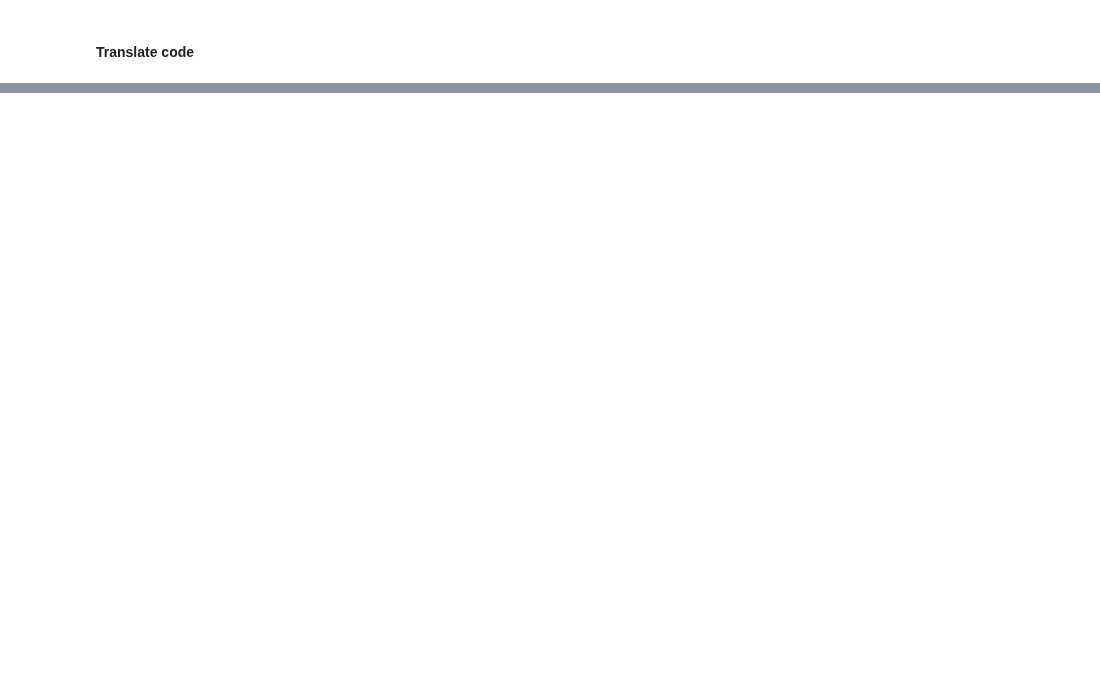
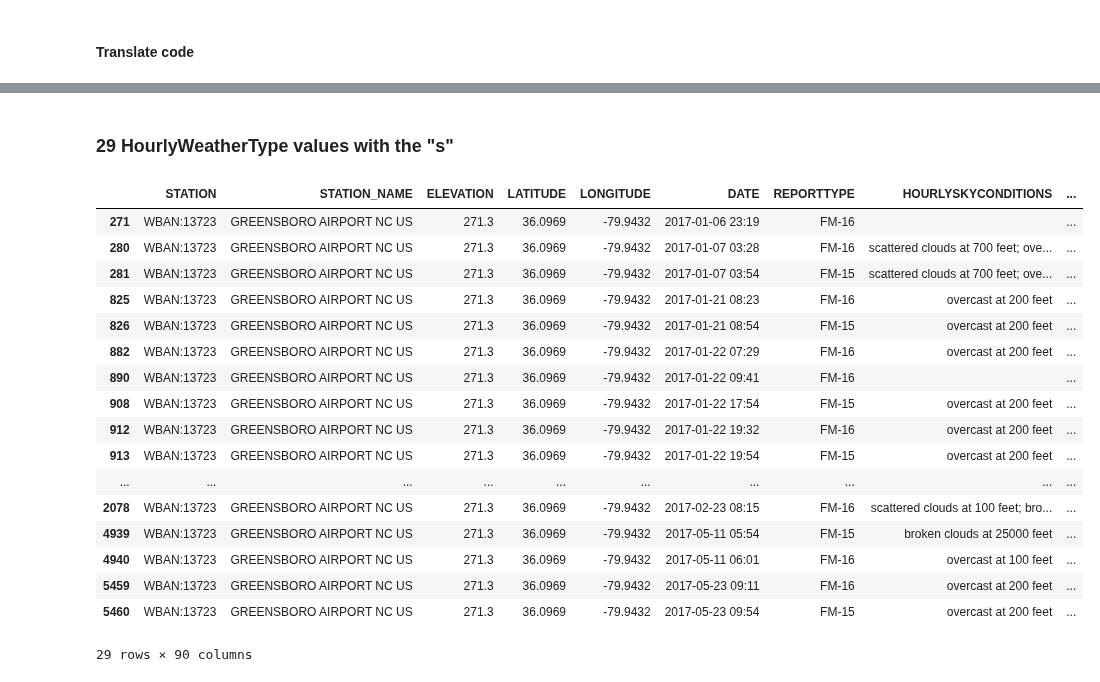
Before and after one commit to UNCG-CSE/Library-Computer-Usage-Analysis, a Jupyter notebook: src/GSOWeatherParseTest.ipynb, the cells around one changed output, grey strips where cells are left out. Saved outputs shown, nothing was run; the diff lists cells and outputs as text; code cells hidden in the pictures; blank space fills up the shorter version.

```diff
--- a/src/GSOWeatherParseTest.ipynb
+++ b/src/GSOWeatherParseTest.ipynb
@@ -202,0 +197,30 @@ df0
+# %%
+df['HOURLYPRSENTWEATHERTYPE'] = df['HOURLYPRSENTWEATHERTYPE'].str.replace(r'\:\d*\s', ' ')
+df['HOURLYPRSENTWEATHERTYPE'] = df['HOURLYPRSENTWEATHERTYPE'].str.replace(r'\:\d*', ' ')
+df['HOURLYPRSENTWEATHERTYPE'] = df['HOURLYPRSENTWEATHERTYPE'].str.replace(r'\|', '')
+df['HOURLYPRSENTWEATHERTYPE'] = df['HOURLYPRSENTWEATHERTYPE'].str.rstrip()
+# %%
+df['HOURLYPRSENTWEATHERTYPE'] = df['HOURLYPRSENTWEATHERTYPE'].replace(np.nan, '', regex=True)
+# %% [markdown]
+### 29 HourlyWeatherType values with the "s"
+# %%
+df[df['HOURLYPRSENTWEATHERTYPE'].str.contains("s")]
+# %% [output]
+|  | STATION | STATION_NAME | ELEVATION | LATITUDE | LONGITUDE | DATE | REPORTTYPE | HOURLYSKYCONDITIONS | ... |
+| 271 | WBAN:13723 | GREENSBORO AIRPORT NC US | 271.3 | 36.0969 | -79.9432 | 2017-01-06 23:19 | FM-16 |  | ... |
+| 280 | WBAN:13723 | GREENSBORO AIRPORT NC US | 271.3 | 36.0969 | -79.9432 | 2017-01-07 03:28 | FM-16 | scattered clouds at 700 feet; ove... | ... |
+| 281 | WBAN:13723 | GREENSBORO AIRPORT NC US | 271.3 | 36.0969 | -79.9432 | 2017-01-07 03:54 | FM-15 | scattered clouds at 700 feet; ove... | ... |
+| 825 | WBAN:13723 | GREENSBORO AIRPORT NC US | 271.3 | 36.0969 | -79.9432 | 2017-01-21 08:23 | FM-16 | overcast at 200 feet | ... |
+| 826 | WBAN:13723 | GREENSBORO AIRPORT NC US | 271.3 | 36.0969 | -79.9432 | 2017-01-21 08:54 | FM-15 | overcast at 200 feet | ... |
+| 882 | WBAN:13723 | GREENSBORO AIRPORT NC US | 271.3 | 36.0969 | -79.9432 | 2017-01-22 07:29 | FM-16 | overcast at 200 feet | ... |
+| 890 | WBAN:13723 | GREENSBORO AIRPORT NC US | 271.3 | 36.0969 | -79.9432 | 2017-01-22 09:41 | FM-16 |  | ... |
+| 908 | WBAN:13723 | GREENSBORO AIRPORT NC US | 271.3 | 36.0969 | -79.9432 | 2017-01-22 17:54 | FM-15 | overcast at 200 feet | ... |
+| 912 | WBAN:13723 | GREENSBORO AIRPORT NC US | 271.3 | 36.0969 | -79.9432 | 2017-01-22 19:32 | FM-16 | overcast at 200 feet | ... |
+| 913 | WBAN:13723 | GREENSBORO AIRPORT NC US | 271.3 | 36.0969 | -79.9432 | 2017-01-22 19:54 | FM-15 | overcast at 200 feet | ... |
+| ... | ... | ... | ... | ... | ... | ... | ... | ... | ... |
+| 2078 | WBAN:13723 | GREENSBORO AIRPORT NC US | 271.3 | 36.0969 | -79.9432 | 2017-02-23 08:15 | FM-16 | scattered clouds at 100 feet; bro... | ... |
+| 4939 | WBAN:13723 | GREENSBORO AIRPORT NC US | 271.3 | 36.0969 | -79.9432 | 2017-05-11 05:54 | FM-15 | broken clouds at 25000 feet | ... |
+| 4940 | WBAN:13723 | GREENSBORO AIRPORT NC US | 271.3 | 36.0969 | -79.9432 | 2017-05-11 06:01 | FM-16 | overcast at 100 feet | ... |
+| 5459 | WBAN:13723 | GREENSBORO AIRPORT NC US | 271.3 | 36.0969 | -79.9432 | 2017-05-23 09:11 | FM-16 | overcast at 200 feet | ... |
+| 5460 | WBAN:13723 | GREENSBORO AIRPORT NC US | 271.3 | 36.0969 | -79.9432 | 2017-05-23 09:54 | FM-15 | overcast at 200 feet | ... |
+29 rows × 90 columns
```
Also changed, not shown: parts of 29 cells of this notebook, 1 other file.
